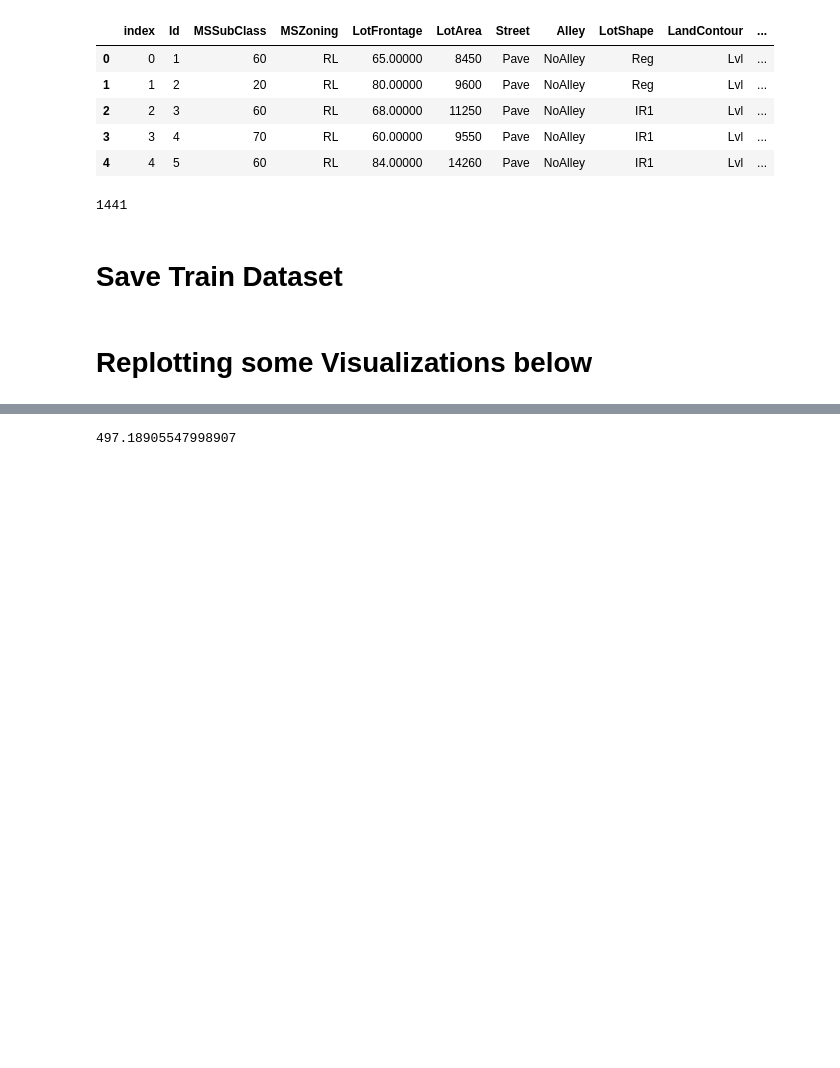
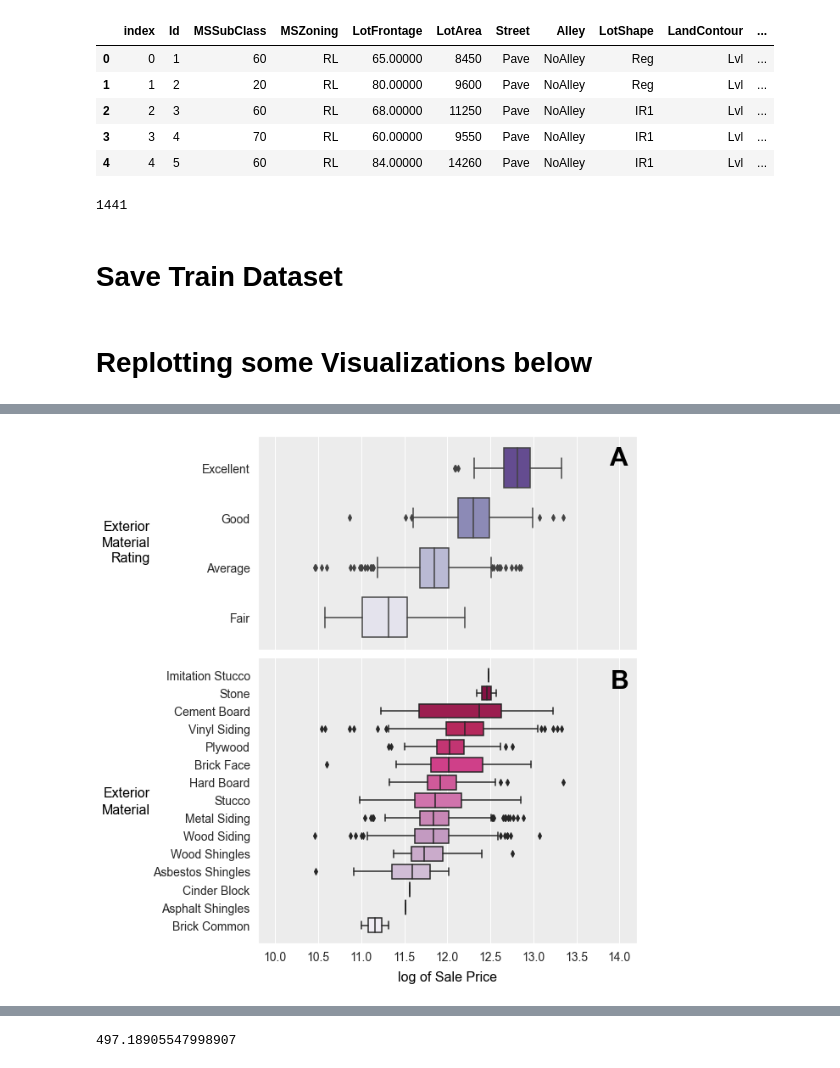
Before and after one commit to flyingcape/Ames_Iowa_HousePrices_Regression, a Jupyter notebook: EDA_Data_Cleaning.ipynb, the cells around one changed output, grey strips where cells are left out. Cells and saved outputs as stored; diff of their text form; code cells hidden in the pictures; blank space fills up the shorter version.

```diff
--- a/EDA_Data_Cleaning.ipynb
+++ b/EDA_Data_Cleaning.ipynb
@@ -1624,0 +1713,89 @@ train.boxplot(column='log_SalePrice',by='Neighborhood')
+# %%
+# Figure 4
+fig, axes = plt.subplots(2, 1, gridspec_kw={'width_ratios': [1],
+                                            'height_ratios': [0.75, 1]})
+
+# Ordering by median
+temp = train.groupby(['ExterQual'])['log_SalePrice'].median().sort_values(ascending=True).reset_index()
+y_ticks_labels0 = ['Fair', 'Average', 'Good','Excellent']
+
+g = sns.boxplot(ax=axes[0],
+    y=train['ExterQual'],
+    x=train['log_SalePrice'],
+    order = list(temp['ExterQual']),palette="Purples")
+g.set_ylabel(" ", fontsize = 20)
+g.set_xlabel(" ", fontsize = 12)
+axes[0].set_xlim(9.8,14.20)
+axes[0].set_yticklabels([])
+
+axes[0].set_ylim(-0.65,3.65)
+axes[0].set_yticklabels(y_ticks_labels0, rotation=0, fontsize=14)
+
+# Exterior Material Quality Rating
+axes[0].text(8.55,1.75,'Exterior',ha = 'right', #Exterior Material Quality Rating
+         fontsize=16,color='black',
+         rotation=0)
+axes[0].text(8.55,1.43,'Material',ha = 'right', #Exterior Material Quality Rating
+         fontsize=16,color='black',
+         rotation=0)
+axes[0].text(8.55,1.11,'Rating',ha = 'right', #Exterior Material Quality Rating
+         fontsize=16,color='black',
+         rotation=0)
+axes[0].text(14,3.05,'A',ha = 'center',
+         fontsize=30,color='black', weight='bold',
+         rotation=0)
+axes[0].set_xticklabels([])
+axes[0].set_facecolor('#ECECEC')
+
+##################################
+# Ordering by median
+temp = train.groupby(['Exterior1st'])['log_SalePrice'].median().sort_values(ascending=True).reset_index()
+
+y_ticks_labels1 = ['Brick Common',
+ 'Asphalt Shingles',
+ 'Cinder Block',
+ 'Asbestos Shingles',
+ 'Wood Shingles',
+ 'Wood Siding',
+ 'Metal Siding',
+ 'Stucco',
+ 'Hard Board',
+ 'Brick Face',
+ 'Plywood',
+ 'Vinyl Siding',
+ 'Cement Board',
+ 'Stone',
+ 'Imitation Stucco']
+
+g = sns.boxplot(ax=axes[1],
+    y=train['Exterior1st'],
+    x=train['log_SalePrice'],
+    order = list(temp['Exterior1st']), palette="PuRd")
+g.set_ylabel(" ", fontsize = 20)
+g.set_xlabel(" ", fontsize = 20)
+axes[1].set_xlim(9.8,14.20)
+
+axes[1].text(8.55,7.2,'Exterior',ha = 'right',
+         fontsize=16,color='black',
+         rotation=0)
+axes[1].text(8.55,6.25,'Material',ha = 'right',
+         fontsize=16,color='black',
+         rotation=0)
+
+axes[1].set_ylim(-1,15)
+axes[1].set_yticklabels(y_ticks_labels1, rotation=0, fontsize=14)
+
+axes[1].text(12,-3.15,'log of Sale Price',ha = 'center',
+         fontsize=16,color='black',
+         rotation=0)
+axes[1].text(14,13.25,'B',ha = 'center',
+         fontsize=30,color='black', weight='bold',
+         rotation=0)
+axes[1].tick_params(axis='x',labelsize=14)
+axes[1].set_facecolor('#ECECEC')
+
+fig.set_figheight(11)
+fig.set_figwidth(8)
+fig.subplots_adjust(hspace=0.03)
+# %% [output]
+[figure, added]
```
Also changed, not shown: parts of 30 cells of this notebook, 2 other files.
